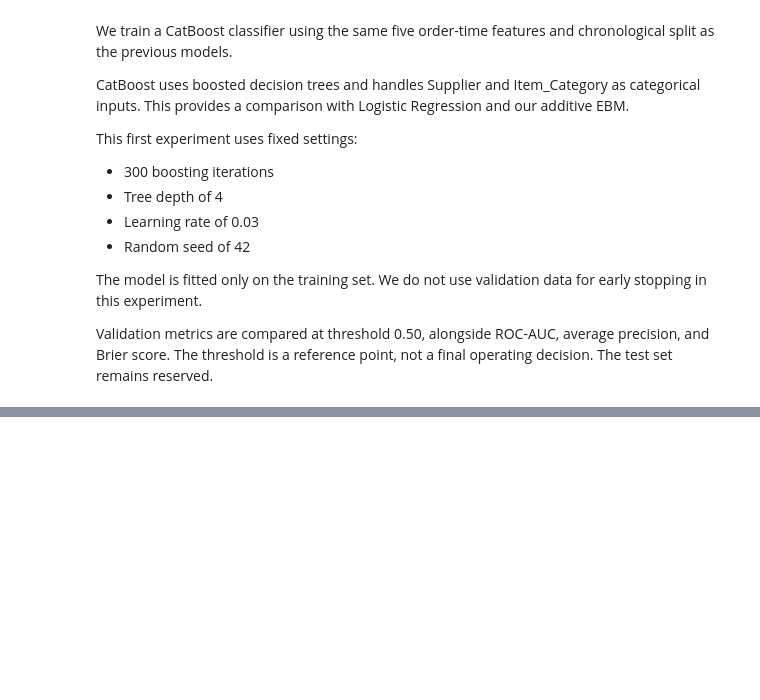
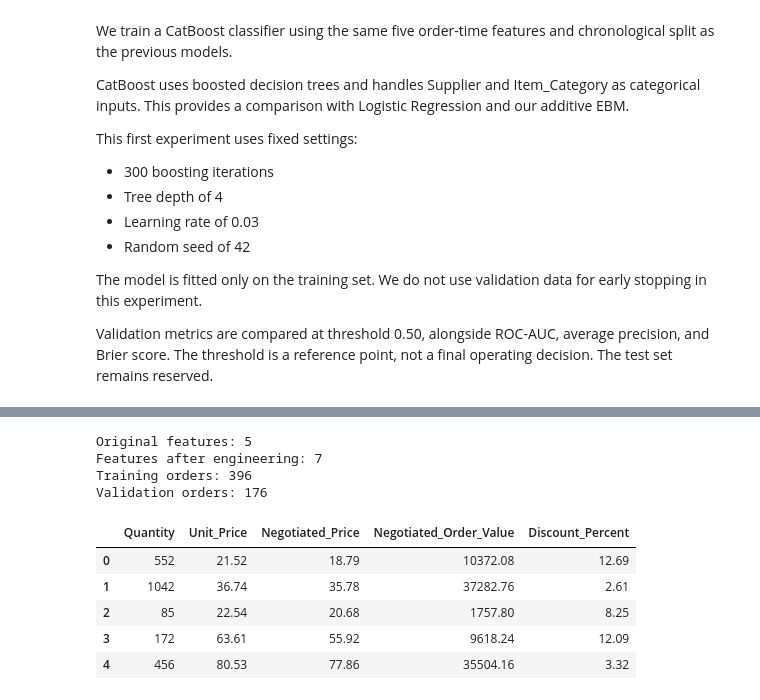
Before and after one commit to ahmasaidMDT/procuresight-ai, a Jupyter notebook: notebooks/04_compliance_modelling.ipynb, the cells around one changed output, grey strips where cells are left out. Saved outputs shown, nothing was run; the diff lists cells and outputs as text; code cells hidden in the pictures; blank space fills up the shorter version.

```diff
--- a/notebooks/04_compliance_modelling.ipynb
+++ b/notebooks/04_compliance_modelling.ipynb
@@ -1434,0 +1588,69 @@ Training completed in 4.26 seconds
+# %%
+def add_order_features(frame):
+    """Create order-time features without changing the original data."""
+    result = frame.copy()
+
+    assert result["Unit_Price"].gt(0).all(), (
+        "Unit prices must be positive to calculate discount percentage."
+    )
+
+    result["Negotiated_Order_Value"] = (
+        result["Quantity"] * result["Negotiated_Price"]
+    )
+
+    result["Discount_Percent"] = (
+        100
+        * (result["Unit_Price"] - result["Negotiated_Price"])
+        / result["Unit_Price"]
+    )
+
+    return result
+
+
+X_train_engineered = add_order_features(X_train[FEATURES])
+X_validation_engineered = add_order_features(X_validation[FEATURES])
+
+ENGINEERED_FEATURES = FEATURES + [
+    "Negotiated_Order_Value",
+    "Discount_Percent",
+]
+
+assert np.isfinite(
+    X_train_engineered[
+        ["Negotiated_Order_Value", "Discount_Percent"]
+    ].to_numpy(dtype=float)
+).all()
+
+assert np.isfinite(
+    X_validation_engineered[
+        ["Negotiated_Order_Value", "Discount_Percent"]
+    ].to_numpy(dtype=float)
+).all()
+
+print("Original features:", len(FEATURES))
+print("Features after engineering:", len(ENGINEERED_FEATURES))
+print("Training orders:", len(X_train_engineered))
+print("Validation orders:", len(X_validation_engineered))
+
+display(
+    X_train_engineered[
+        [
+            "Quantity",
+            "Unit_Price",
+            "Negotiated_Price",
+            "Negotiated_Order_Value",
+            "Discount_Percent",
+        ]
+    ].head().round(2)
+)
+# %% [output]
+Original features: 5
+Features after engineering: 7
+Training orders: 396
+Validation orders: 176
+|  | Quantity | Unit_Price | Negotiated_Price | Negotiated_Order_Value | Discount_Percent |
+| 0 | 552 | 21.52 | 18.79 | 10372.08 | 12.69 |
+| 1 | 1042 | 36.74 | 35.78 | 37282.76 | 2.61 |
+| 2 | 85 | 22.54 | 20.68 | 1757.80 | 8.25 |
+| 3 | 172 | 63.61 | 55.92 | 9618.24 | 12.09 |
+| 4 | 456 | 80.53 | 77.86 | 35504.16 | 3.32 |
```
Also changed, not shown: parts of 20 cells of this notebook.
